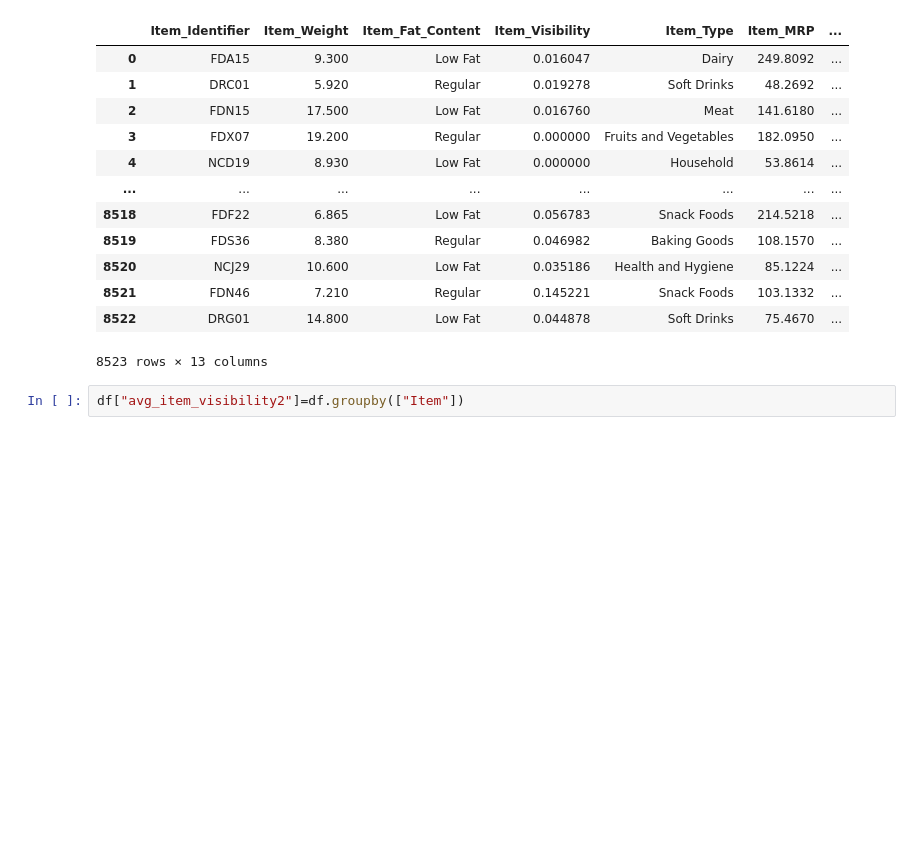
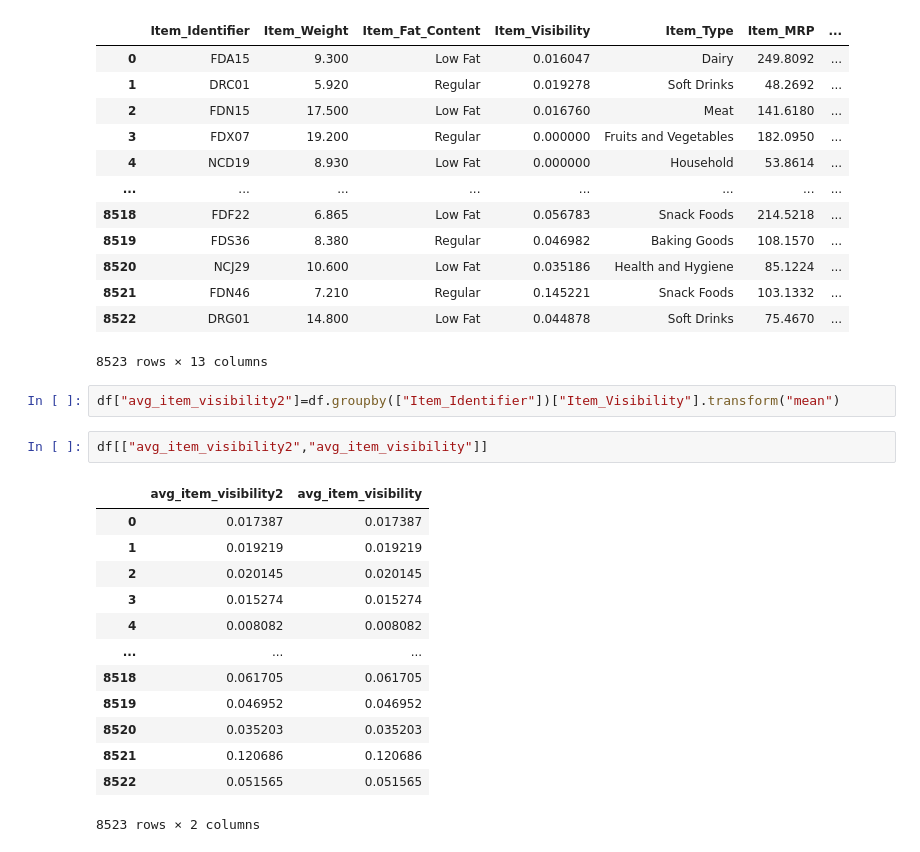
Before and after one commit to rajeshdiu/Data-Science, a Jupyter notebook: Aggregating and Summarizing Data frames.ipynb, the cells around one changed output. Saved outputs shown, nothing was run; the diff lists cells and outputs as text; blank space fills up the shorter version.

```diff
--- a/Aggregating and Summarizing Data frames.ipynb
+++ b/Aggregating and Summarizing Data frames.ipynb
@@ -397,4 +397,20 @@ df
 | 8522 | DRG01 | 14.800 | Low Fat | 0.044878 | Soft Drinks | 75.4670 | ... |
 8523 rows × 13 columns
 # %%
-df["avg_item_visibility2"]=df.groupby(["Item"])
+df["avg_item_visibility2"]=df.groupby(["Item_Identifier"])["Item_Visibility"].transform("mean")
+# %%
+df[["avg_item_visibility2","avg_item_visibility"]]
+# %% [output]
+|  | avg_item_visibility2 | avg_item_visibility |
+| 0 | 0.017387 | 0.017387 |
+| 1 | 0.019219 | 0.019219 |
+| 2 | 0.020145 | 0.020145 |
+| 3 | 0.015274 | 0.015274 |
+| 4 | 0.008082 | 0.008082 |
+| ... | ... | ... |
+| 8518 | 0.061705 | 0.061705 |
+| 8519 | 0.046952 | 0.046952 |
+| 8520 | 0.035203 | 0.035203 |
+| 8521 | 0.120686 | 0.120686 |
+| 8522 | 0.051565 | 0.051565 |
+8523 rows × 2 columns
```
Also changed, not shown: 1 other file.
